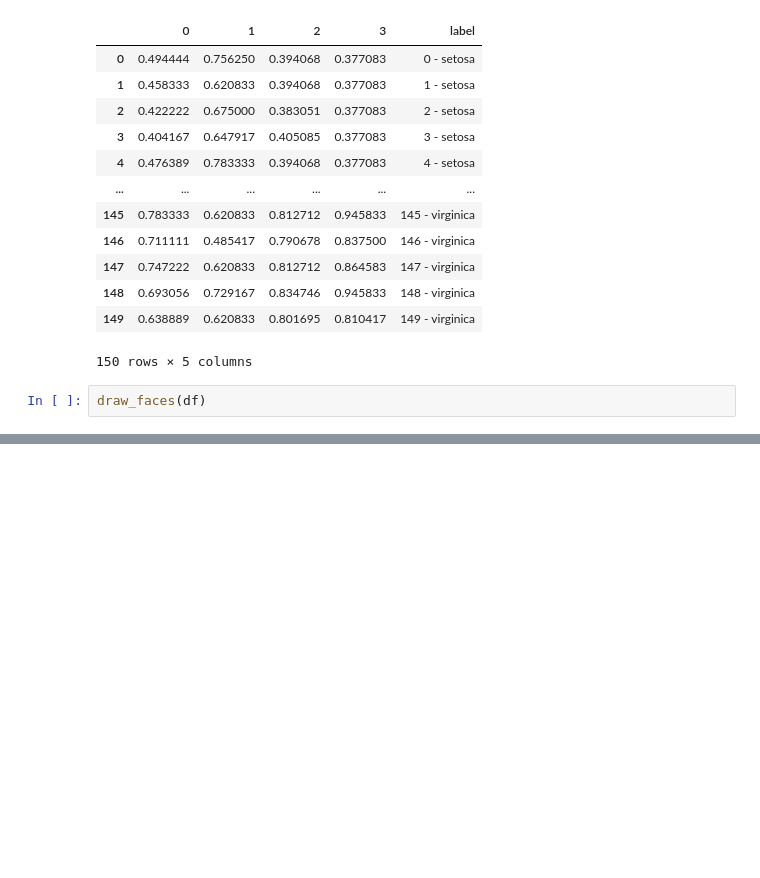
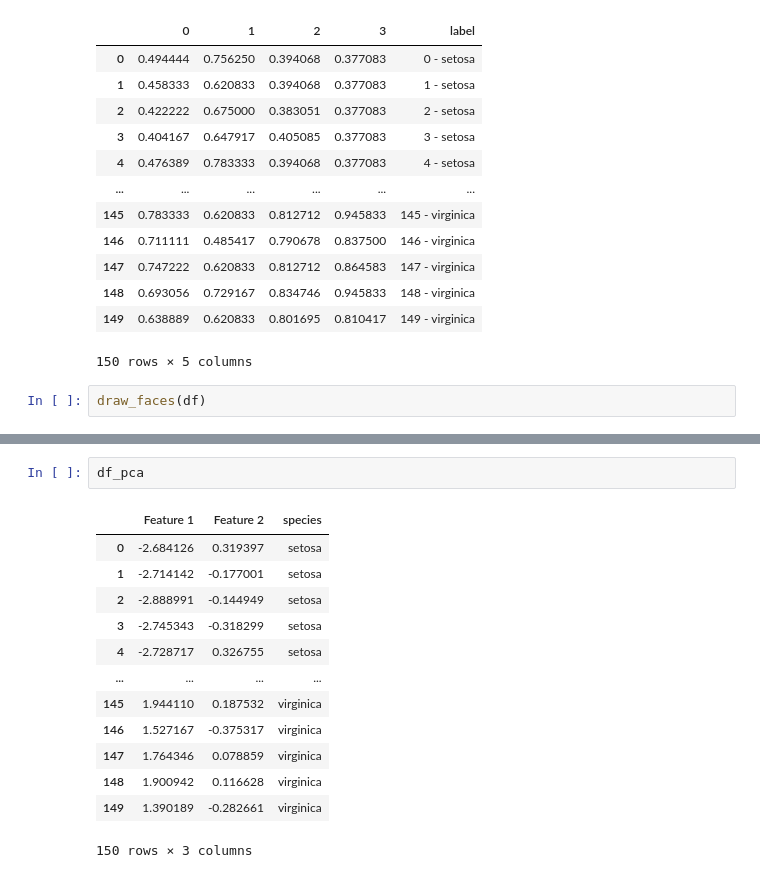
Before and after one commit to KirillKiosa/Chernoff_faces_project, a Jupyter notebook: Faces.ipynb, the cells around one changed output, grey strips where cells are left out. Saved outputs shown, nothing was run; the diff lists cells and outputs as text; blank space fills up the shorter version.

```diff
--- a/Faces.ipynb
+++ b/Faces.ipynb
@@ -233,0 +322,16 @@ draw_faces(df)
+# %%
+df_pca
+# %% [output]
+|  | Feature 1 | Feature 2 | species |
+| 0 | -2.684126 | 0.319397 | setosa |
+| 1 | -2.714142 | -0.177001 | setosa |
+| 2 | -2.888991 | -0.144949 | setosa |
+| 3 | -2.745343 | -0.318299 | setosa |
+| 4 | -2.728717 | 0.326755 | setosa |
+| ... | ... | ... | ... |
+| 145 | 1.944110 | 0.187532 | virginica |
+| 146 | 1.527167 | -0.375317 | virginica |
+| 147 | 1.764346 | 0.078859 | virginica |
+| 148 | 1.900942 | 0.116628 | virginica |
+| 149 | 1.390189 | -0.282661 | virginica |
+150 rows × 3 columns
```
Also changed, not shown: parts of 15 cells of this notebook.
